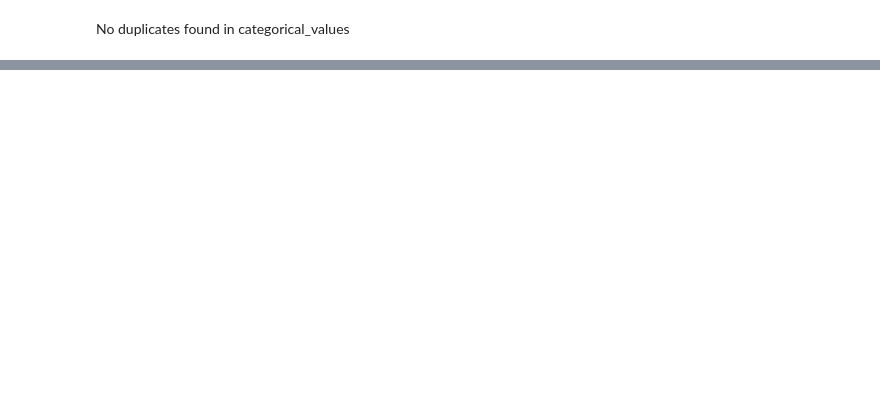
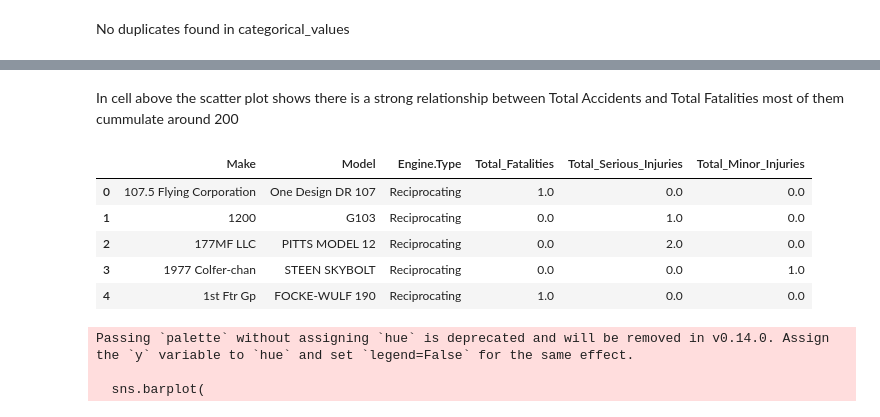
Before and after one commit to RonnyMuthomi/dsc-phase1-project, a Jupyter notebook: index.ipynb, the cells around one changed output, grey strips where cells are left out. Drawn from its saved outputs; the diff is of its cells as text; code cells hidden in the pictures; blank space fills up the shorter version.

```diff
--- a/index.ipynb
+++ b/index.ipynb
@@ -530,0 +636,69 @@ Avition_df.shape
+# %% [markdown]
+In cell above the scatter plot shows there is a strong relationship between Total Accidents and Total Fatalities most of them cummulate around 200
+# %%
+# Filter the dataset for top engine types
+top_engines = Aviation_df['Engine.Type'].value_counts().nlargest(10).index
+filtered_data = Aviation_df[Aviation_df['Engine.Type'].isin(top_engines)]
+
+# Group by Make, Model, and Engine Type
+safety_df = filtered_data.groupby(['Make', 'Model', 'Engine.Type']).agg(
+    Total_Fatalities=('Total.Fatal.Injuries', 'sum'),
+    Total_Serious_Injuries=('Total.Serious.Injuries', 'sum'),
+    Total_Minor_Injuries=('Total.Minor.Injuries', 'sum')
+).reset_index()
+
+# Ensure valid accident data
+safety_df = safety_df[
+    (safety_df['Total_Fatalities'] > 0) |
+    (safety_df['Total_Serious_Injuries'] > 0) |
+    (safety_df['Total_Minor_Injuries'] > 0)
+]
+
+# Show results
+safety_df.head()
+# %% [output]
+|  | Make | Model | Engine.Type | Total_Fatalities | Total_Serious_Injuries | Total_Minor_Injuries |
+| 0 | 107.5 Flying Corporation | One Design DR 107 | Reciprocating | 1.0 | 0.0 | 0.0 |
+| 1 | 1200 | G103 | Reciprocating | 0.0 | 1.0 | 0.0 |
+| 2 | 177MF LLC | PITTS MODEL 12 | Reciprocating | 0.0 | 2.0 | 0.0 |
+| 3 | 1977 Colfer-chan | STEEN SKYBOLT | Reciprocating | 0.0 | 0.0 | 1.0 |
+| 4 | 1st Ftr Gp | FOCKE-WULF 190 | Reciprocating | 1.0 | 0.0 | 0.0 |
+# %%
+# Calculate weighted safety score (lower = safer)
+safety_df['Safety_Score'] = (
+    safety_df['Total_Fatalities'] * 3 +
+    safety_df['Total_Serious_Injuries'] * 2 +
+    safety_df['Total_Minor_Injuries']
+)
+
+# Get top 10 safest models
+top_safest = safety_df.sort_values('Safety_Score').head(10)
+
+# Plot
+plt.figure(figsize=(12, 6))
+sns.barplot(
+    data=top_safest,
+    x='Safety_Score',
+    y='Model',
+    palette='Blues_r'  # Darker = safer
+)
+
+# Add Engine Type as text labels
+for idx, row in top_safest.iterrows():
+    plt.text(
+        row['Safety_Score'] + 0.1,  # X-position (just after bar)
+        idx,                        # Y-position (bar index)
+        f"Engine: {row['Engine.Type']}",
+        ha='left',
+        va='center'
+    )
+
+
+plt.title('Top 10 Safest Models (Labeled by Engine Type)')
+plt.xlabel('Safety Score (Lower = Safer)')
+plt.ylabel('Model')
+plt.show()
+# %% [output]
+Passing `palette` without assigning `hue` is deprecated and will be removed in v0.14.0. Assign the `y` variable to `hue` and set `legend=False` for the same effect.
+
+  sns.barplot(
```
Also changed, not shown: parts of 28 cells of this notebook.
